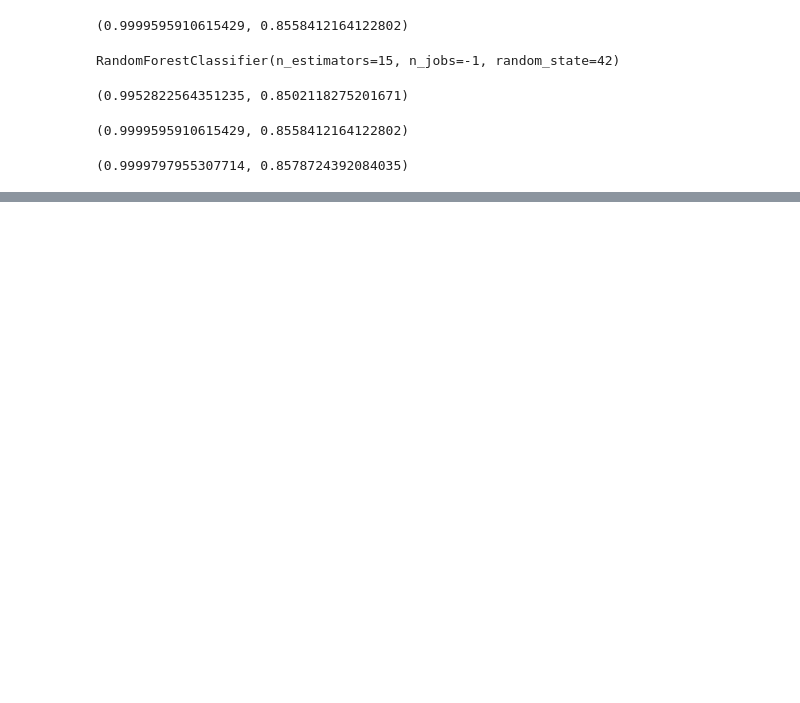
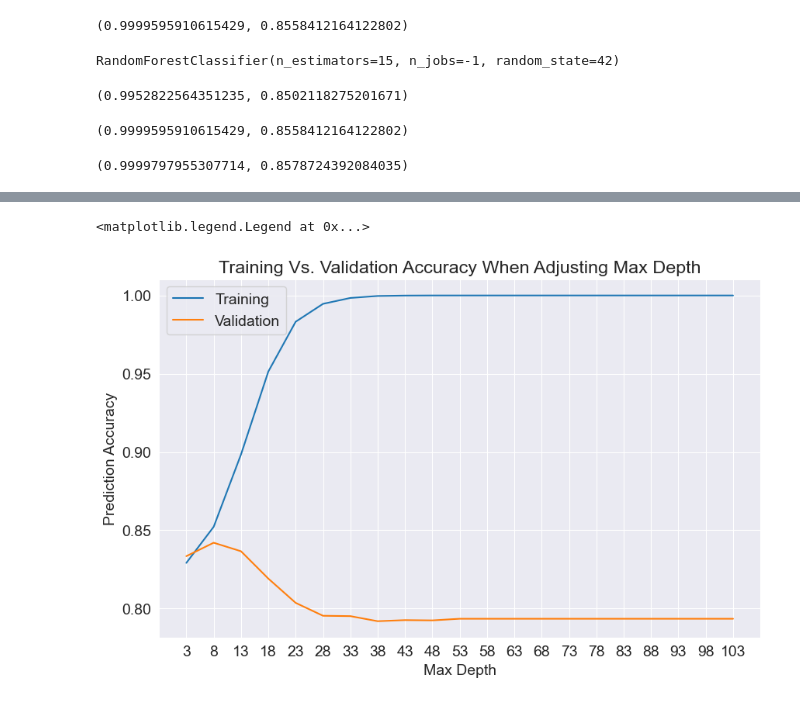
Before and after one commit to AgentXCross/PythonDS-ML, a Jupyter notebook: SciKitLearn/decision_trees_random_forests.ipynb, the cells around one changed output, grey strips where cells are left out. Drawn from its saved outputs; the diff is of its cells as text; code cells hidden in the pictures; blank space fills up the shorter version.

```diff
--- a/SciKitLearn/decision_trees_random_forests.ipynb
+++ b/SciKitLearn/decision_trees_random_forests.ipynb
@@ -793,0 +896,37 @@ print(max, estimator_num)
+# %%
+def max_depth_acc(md):
+    model = DecisionTreeClassifier(max_depth = md, random_state = 42)
+    model.fit(X_train, y_train)
+    train_acc = model.score(X_train, y_train)
+    valid_acc = model.score(X_valid, y_valid)
+    return {'Max Depth': md, 'Training Accuracy': train_acc, 'Validation Accuracy': valid_acc}
+
+def max_leaf_nodes_acc(mln):
+    model = DecisionTreeClassifier(max_leaf_nodes = mln, random_state = 42)
+    model.fit(X_train, y_train)
+    train_acc = model.score(X_train, y_train)
+    valid_acc = model.score(X_valid, y_valid)
+    return {'Max Leaf Nodes': mln, 'Training Accuracy': train_acc, 'Validation Accuracy': valid_acc}
+
+def n_estimators_acc(n):
+    model = DecisionTreeClassifier(min_samples_leaf = n, random_state = 42)
+    model.fit(X_train, y_train)
+    train_acc = model.score(X_train, y_train)
+    valid_acc = model.score(X_valid, y_valid)
+    return {'N Estimators': n, 'Training Accuracy': train_acc, 'Validation Accuracy': valid_acc}
+# %%
+max_depth_acc_df = pd.DataFrame([max_depth_acc(md) for md in range(3, 106, 5)])
+max_leaf_nodes_acc_df = pd.DataFrame([max_leaf_nodes_acc(mln) for mln in range(10, 200, 5)])
+n_estimators_acc_df = pd.DataFrame([n_estimators_acc(n) for n in range(10, 2000, 200)])
+# %%
+plt.figure()
+plt.plot(max_depth_acc_df['Max Depth'], max_depth_acc_df['Training Accuracy'])
+plt.plot(max_depth_acc_df['Max Depth'], max_depth_acc_df['Validation Accuracy'])
+plt.title('Training Vs. Validation Accuracy When Adjusting Max Depth')
+plt.xticks(range(3, 106, 5))
+plt.xlabel('Max Depth')
+plt.ylabel('Prediction Accuracy')
+plt.legend(['Training', 'Validation'])
+# %% [output]
+<matplotlib.legend.Legend at 0x...>
+[figure, added]
```
Also changed, not shown: parts of 32 cells of this notebook.
